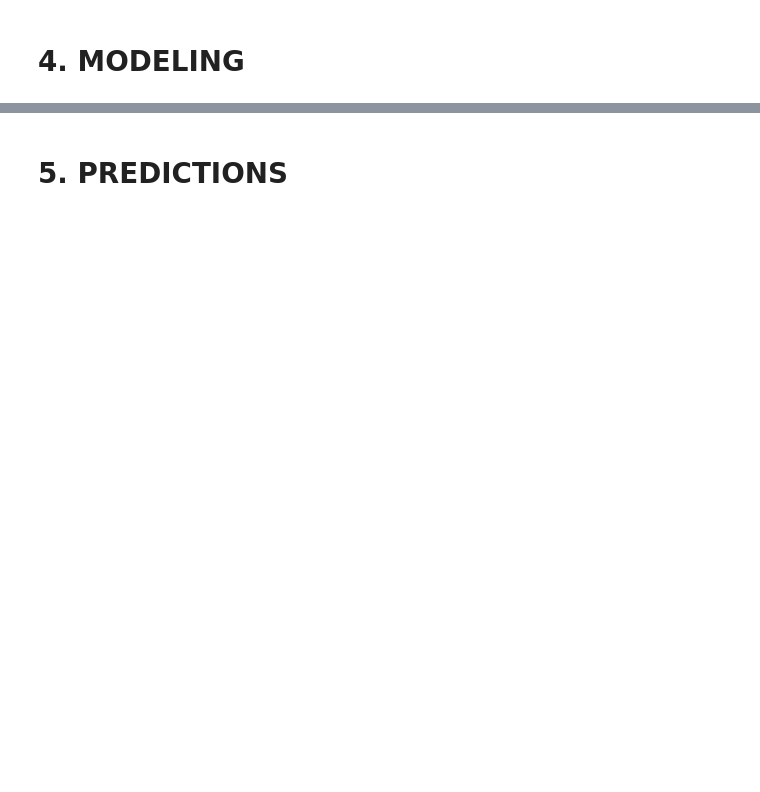
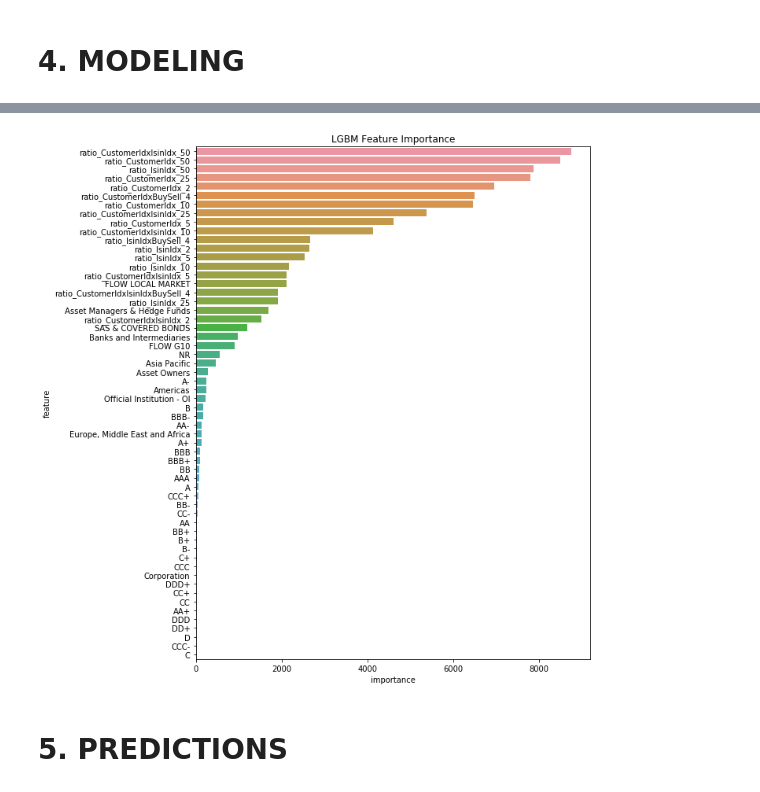
Before and after one commit to kozodoi/DSG_2018_Round1, a Jupyter notebook: codes/code_3_lgb_model.ipynb, the cells around one changed output, grey strips where cells are left out. Cells and saved outputs as stored; diff of their text form; code cells hidden in the pictures; blank space fills up the shorter version.

```diff
--- a/codes/code_3_lgb_model.ipynb
+++ b/codes/code_3_lgb_model.ipynb
@@ -25,0 +29,9 @@ Train data: (111293880, 45)
+# %%
+# remove customer not present in test set
+# this is just 2m out of 111m observations
+customers = data.CustomerIdx.unique()
+print(len(customers))
+customers = [c for c in customers if c in test.CustomerIdx.unique()]
+print(len(customers))
+data = data[data.CustomerIdx.isin(customers)]
+print("Train data:", data.shape)
@@ -86,23 +102,27 @@ def compute_ratio(train, test, groupby, target = "CustomerInterest", t = 50):
 
 def compute_all_ratios(train, test):
 
-    test = compute_ratio(train, test, groupby = ["CustomerIdx"],            t = 50)
-    test = compute_ratio(train, test, groupby = ["IsinIdx"],                t = 50)
+    test = compute_ratio(train, test, groupby = ["CustomerIdx"], t = 50)
+    test = compute_ratio(train, test, groupby = ["CustomerIdx"], t = 25)
+    test = compute_ratio(train, test, groupby = ["CustomerIdx"], t = 10)
+    test = compute_ratio(train, test, groupby = ["CustomerIdx"], t = 5)
+    test = compute_ratio(train, test, groupby = ["CustomerIdx"], t = 2)
+
+    test = compute_ratio(train, test, groupby = ["IsinIdx"], t = 50)
+    test = compute_ratio(train, test, groupby = ["IsinIdx"], t = 25)
+    test = compute_ratio(train, test, groupby = ["IsinIdx"], t = 10)
+    test = compute_ratio(train, test, groupby = ["IsinIdx"], t = 5)
+    test = compute_ratio(train, test, groupby = ["IsinIdx"], t = 2)
+
     test = compute_ratio(train, test, groupby = ["CustomerIdx", "IsinIdx"], t = 50)
-    test = compute_ratio(train, test, groupby = ["CustomerIdx", "BuySell"], t = 50)
-    test = compute_ratio(train, test, groupby = ["IsinIdx", "BuySell"],     t = 50)
+    test = compute_ratio(train, test, groupby = ["CustomerIdx", "IsinIdx"], t = 25)
+    test = compute_ratio(train, test, groupby = ["CustomerIdx", "IsinIdx"], t = 10)
+    test = compute_ratio(train, test, groupby = ["CustomerIdx", "IsinIdx"], t = 5)
+    test = compute_ratio(train, test, groupby = ["CustomerIdx", "IsinIdx"], t = 2)
 
-    test = compute_ratio(train, test, groupby = ["CustomerIdx"],            t = 30)
-    test = compute_ratio(train, test, groupby = ["IsinIdx"],                t = 30)
-    test = compute_ratio(train, test, groupby = ["CustomerIdx", "IsinIdx"], t = 30)
-    test = compute_ratio(train, test, groupby = ["CustomerIdx", "BuySell"], t = 30)
-    test = compute_ratio(train, test, groupby = ["IsinIdx", "BuySell"],     t = 30)
-
-    test = compute_ratio(train, test, groupby = ["CustomerIdx"],            t = 10)
-    test = compute_ratio(train, test, groupby = ["IsinIdx"],                t = 10)
-    test = compute_ratio(train, test, groupby = ["CustomerIdx", "IsinIdx"], t = 10)
-    test = compute_ratio(train, test, groupby = ["CustomerIdx", "BuySell"], t = 10)
-    test = compute_ratio(train, test, groupby = ["IsinIdx", "BuySell"],     t = 10)
+    test = compute_ratio(train, test, groupby = ["CustomerIdx", "IsinIdx", "BuySell"], t = 4)
+    test = compute_ratio(train, test, groupby = ["CustomerIdx", "BuySell"],            t = 4)
+    test = compute_ratio(train, test, groupby = ["IsinIdx", "BuySell"],                t = 4)
 
     return test
 # %%
@@ -175,16 +216,18 @@ Training until validation scores don't improve for 300 rounds.
 # %%
 ##### VARIABLE IMPORTANCE
 
 # load variable importance
 importance = pd.DataFrame()
 importance["feature"] = features
 importance["importance"] = gbm.feature_importances_
 
 # plot variable importance
 plt.figure(figsize = (10, 10))
-sns.barplot(x = "importance", y = "feature", data = best_features.sort_values(by = "importance", ascending = False))
+sns.barplot(x = "importance", y = "feature", data = importance.sort_values(by = "importance", ascending = False))
 plt.title('LGBM Feature Importance')
 plt.tight_layout()
+# %% [output]
+[figure, added]
 # %% [markdown]
 # 5. PREDICTIONS
 # %%
```
Also changed, not shown: parts of 10 cells of this notebook.
